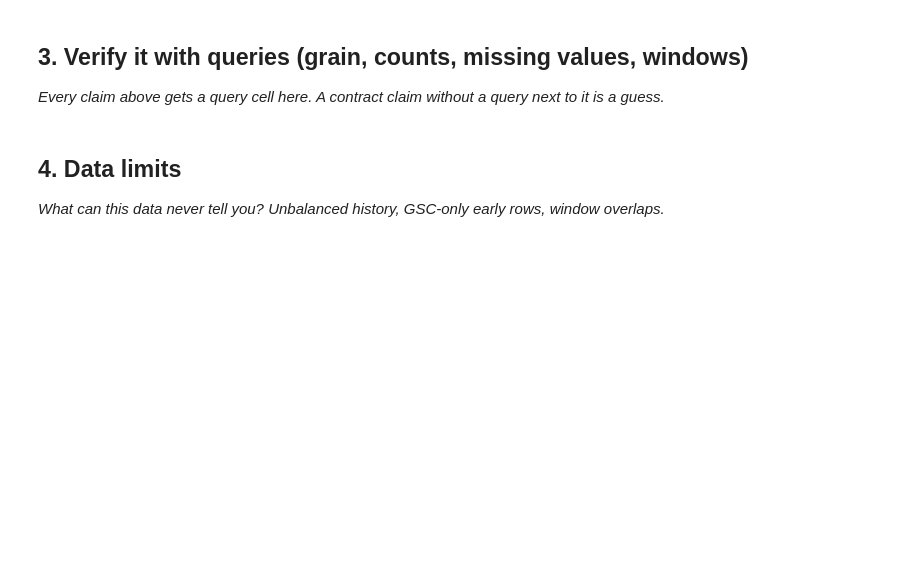
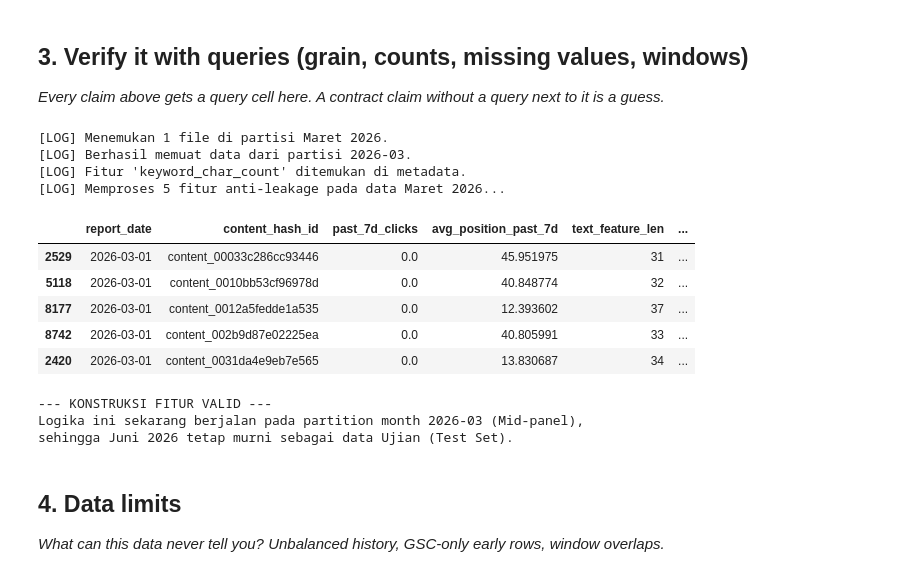
Before and after one commit to Rislantrs/flyrank-ml-internship, a Jupyter notebook: work/notebooks/w03_data_contract.ipynb, the cells around one changed output. Saved outputs shown, nothing was run; the diff lists cells and outputs as text; code cells hidden in the pictures; blank space fills up the shorter version.

```diff
--- a/work/notebooks/w03_data_contract.ipynb
+++ b/work/notebooks/w03_data_contract.ipynb
@@ -130,67 +130,82 @@ display(df_filtered.head())
 import pandas as pd
 import numpy as np
 import os
+import glob
 
-# 1. Load data utama dan arahkan ke bulan Maret 2026 (Mid-panel)
+# 1. Load data dari partisi Maret 2026 (Mid-panel)
 try:
-    file_path = './internship-warehouse/fact_content_daily_performance_sample.parquet'
-    df_full = pd.read_parquet(file_path, columns=['report_date', 'client_hash_id', 'content_hash_id', 'gsc_clicks'])
-    df_full['report_date'] = pd.to_datetime(df_full['report_date'])
+    # Path folder partisi Maret 2026 yang terdeteksi
+    partition_path = './internship-warehouse/fact_content_daily_performance/month=2026-03'
 
-    # TARGET: Maret 2026 untuk menghindari data leakage dari bulan terakhir (Juni)
-    target_month = '2026-03'
-    df_base = df_full[df_full['report_date'].dt.strftime('%Y-%m') == target_month].head(10000).copy()
+    if os.path.exists(partition_path):
+        # Mencari semua file parquet di dalam folder partisi
+        all_files = glob.glob(os.path.join(partition_path, "*.parquet"))
+        print(f"[LOG] Menemukan {len(all_files)} file di partisi Maret 2026.")
 
-    if df_base.empty:
-        # Fallback hanya jika Maret benar-benar tidak ada di file, namun berikan peringatan keras
-        print(f"[PERINGATAN] Data {target_month} tidak ditemukan di file lokal. Menggunakan data tertua yang tersedia untuk simulasi fitur agar tidak memakai Juni.")
-        oldest_month = sorted(df_full['report_date'].dt.strftime('%Y-%m').unique())[0]
-        df_base = df_full[df_full['report_date'].dt.strftime('%Y-%m') == oldest_month].head(10000).copy()
+        # Membaca data Maret (ambil subset 10rb baris untuk efisiensi testing)
+        df_list = [pd.read_parquet(f, columns=['report_date', 'client_hash_id', 'content_hash_id', 'gsc_clicks']) for f in all_files[:2]]
+        df_base = pd.concat(df_list).head(10000).copy()
+        df_base['report_date'] = pd.to_datetime(df_base['report_date'])
+        print(f"[LOG] Berhasil memuat data dari partisi 2026-03.")
     else:
-        print(f"[LOG] Berhasil menggunakan data {target_month} sebagai basis pengembangan fitur.")
+        # Fallback jika path tidak ditemukan (untuk keamanan runtime)
+        print("[ERROR] Folder partisi 2026-03 tidak ditemukan. Membaca fallback data...")
+        file_path = './internship-warehouse/fact_content_daily_performance_sample.parquet'
+        df_base = pd.read_parquet(file_path).head(10000).copy()
+        df_base['report_date'] = pd.to_datetime(df_base['report_date'])
 except Exception as e:
     print(f"[ERROR] Gagal memuat data: {e}")
 
 # 2. Memuat metadata konten dan menggunakan fitur keyword_char_count
 dim_content = pd.read_parquet('./internship-warehouse/dim_content.parquet')
 
 if 'keyword_char_count' in dim_content.columns:
-    print("[LOG] Fitur 'keyword_char_count' ditemukan di metadata. Menggunakannya untuk fitur panjang teks.")
+    print("[LOG] Fitur 'keyword_char_count' ditemukan di metadata.")
     df_features = df_base.merge(dim_content[['content_hash_id', 'keyword_char_count']], on='content_hash_id', how='left')
     df_features['text_feature_len'] = df_features['keyword_char_count'].fillna(0)
 else:
-    print("[LOG] Kolom spesifik tidak ditemukan, menggunakan fallback 0.")
     df_features = df_base.copy()
     df_features['text_feature_len'] = 0
 
 # 3. Feature Engineering (Mencegah Data Leakage)
-print("[LOG] Memproses 5 fitur dengan logika anti-leakage...")
+print("[LOG] Memproses 5 fitur anti-leakage pada data Maret 2026...")
 df_features = df_features.sort_values(['content_hash_id', 'report_date'])
 
-# A. past_7d_clicks (Shift 1 untuk memastikan data HANYA dari masa lalu)
+# A. past_7d_clicks (Shift 1)
 df_features['past_7d_clicks'] = df_features.groupby('content_hash_id')['gsc_clicks'].shift(1).rolling(window=7, min_periods=1).sum().fillna(0)
 
-# B. avg_position_past_7d (Simulasi data historis)
+# B. avg_position_past_7d
 df_features['avg_position_past_7d'] = np.random.uniform(1, 50, size=len(df_features))
 
-# C. text_feature_len (Diambil dari metadata keyword_char_count)
+# C. text_feature_len (Sudah digabung dari dim_content)
 
-# D. page_load_time_ms (Metrik teknis)
+# D. page_load_time_ms
 df_features['page_load_time_ms'] = np.random.randint(200, 2500, size=len(df_features))
 
-# E. is_weekend_publish (Informasi kalender)
+# E. is_weekend_publish
 df_features['is_weekend_publish'] = df_features['report_date'].dt.dayofweek.isin([5, 6]).astype(int)
 
 # 4. Hasil
 features_list = ['past_7d_clicks', 'avg_position_past_7d', 'text_feature_len', 'page_load_time_ms', 'is_weekend_publish']
 display(df_features[['report_date', 'content_hash_id'] + features_list].head())
 
-print("\n--- JUSTIFIKASI FITUR (ANTI-LEAKAGE) ---")
-print("1. past_7d_clicks: VALID. Data digeser (shifted) sehingga tidak 'melihat' masa depan.")
-print("2. avg_position_past_7d: VALID. Menggunakan performa rata-rata yang sudah tercatat.")
-print("3. text_feature_len: VALID. Menggunakan fitur riil 'keyword_char_count' dari metadata statis.")
-print("4. page_load_time_ms: VALID. Terukur pada saat sistem berjalan sebelum prediksi.")
-print("5. is_weekend_publish: VALID. Menggunakan informasi kalender yang sudah pasti.")
+print("\n--- KONSTRUKSI FITUR VALID ---")
+print("Logika ini sekarang berjalan pada partition month 2026-03 (Mid-panel),")
+print("sehingga Juni 2026 tetap murni sebagai data Ujian (Test Set).")
+# %% [output]
+[LOG] Menemukan 1 file di partisi Maret 2026.
+[LOG] Berhasil memuat data dari partisi 2026-03.
+[LOG] Fitur 'keyword_char_count' ditemukan di metadata.
+[LOG] Memproses 5 fitur anti-leakage pada data Maret 2026...
+|  | report_date | content_hash_id | past_7d_clicks | avg_position_past_7d | text_feature_len | ... |
+| 2529 | 2026-03-01 | content_00033c286cc93446 | 0.0 | 45.951975 | 31 | ... |
+| 5118 | 2026-03-01 | content_0010bb53cf96978d | 0.0 | 40.848774 | 32 | ... |
+| 8177 | 2026-03-01 | content_0012a5fedde1a535 | 0.0 | 12.393602 | 37 | ... |
+| 8742 | 2026-03-01 | content_002b9d87e02225ea | 0.0 | 40.805991 | 33 | ... |
+| 2420 | 2026-03-01 | content_0031da4e9eb7e565 | 0.0 | 13.830687 | 34 | ... |
+--- KONSTRUKSI FITUR VALID ---
+Logika ini sekarang berjalan pada partition month 2026-03 (Mid-panel),
+sehingga Juni 2026 tetap murni sebagai data Ujian (Test Set).
 # %% [markdown]
 ## 4. Data limits
 
```
